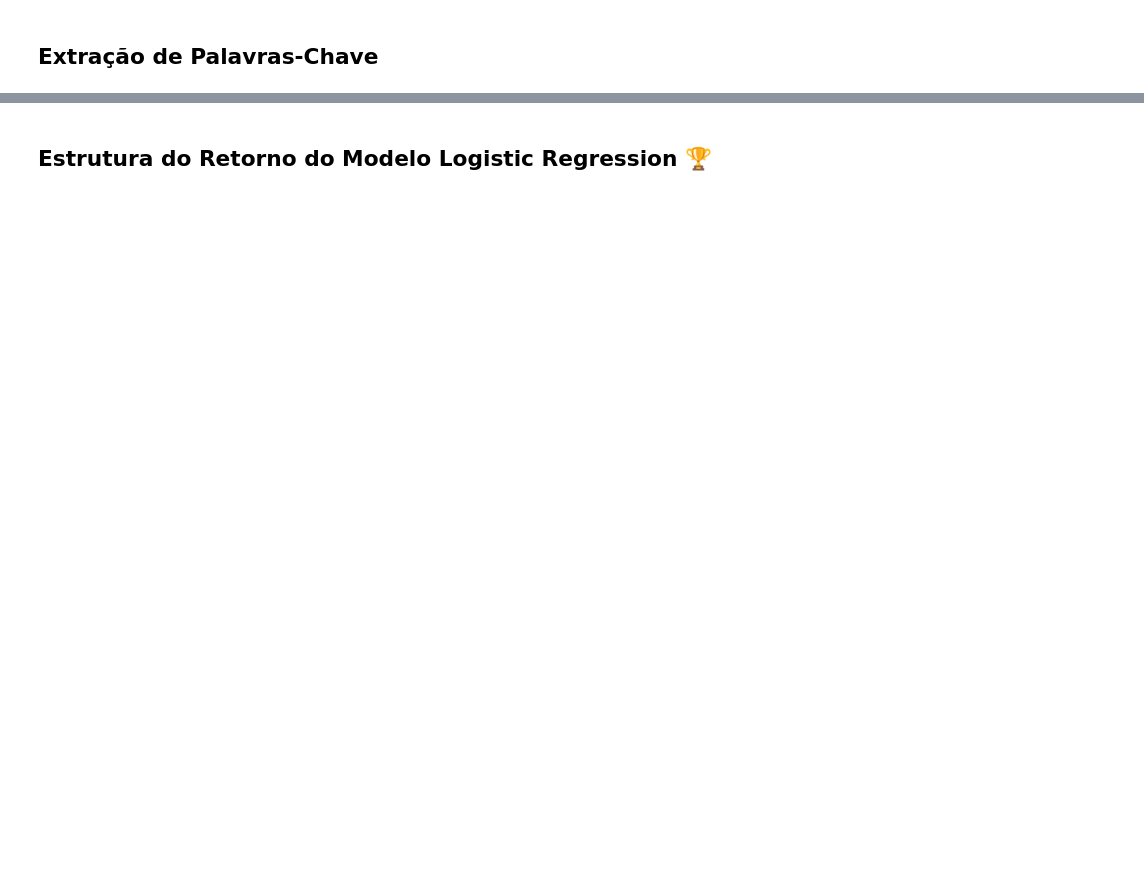
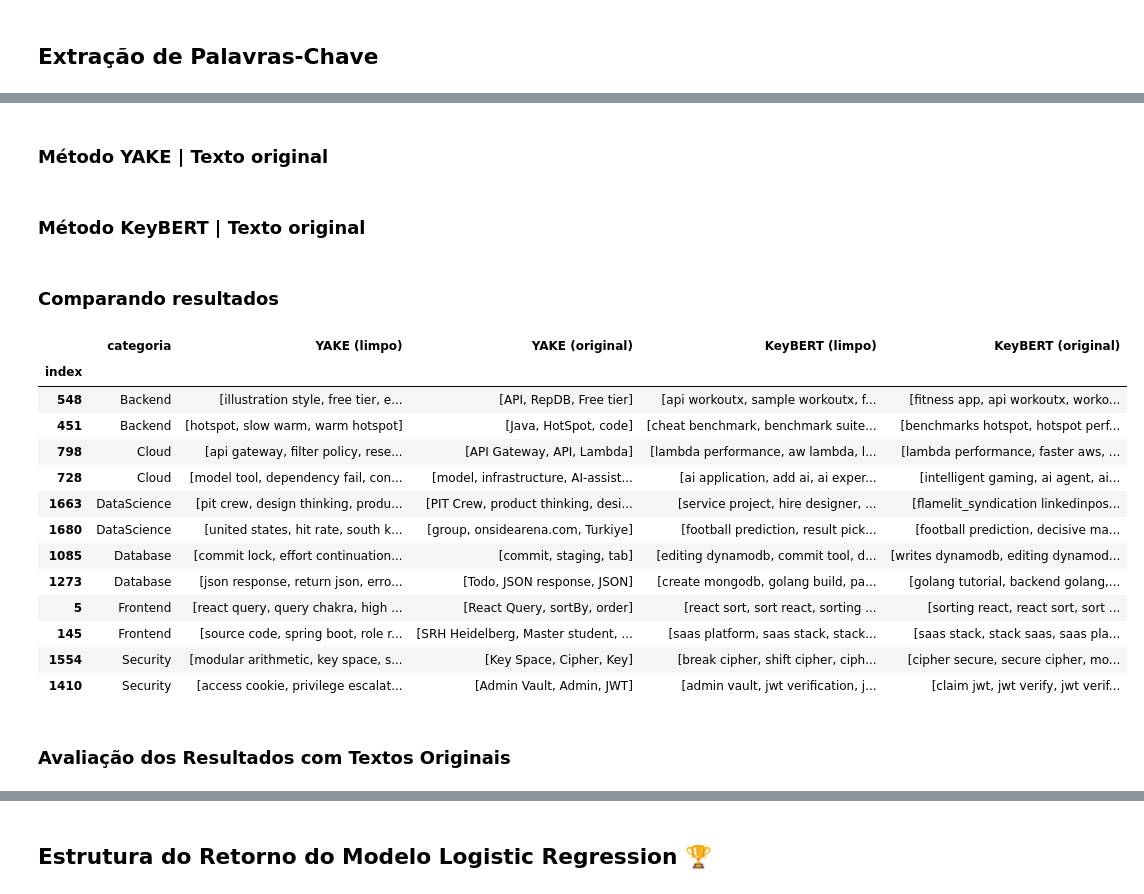
Before and after one commit to No-Country-simulation/g9-br-techmind-team10, a Jupyter notebook: datascience/notebooks/05_techmind.ipynb, the cells around one changed output, grey strips where cells are left out. Drawn from its saved outputs; the diff is of its cells as text; code cells hidden in the pictures; blank space fills up the shorter version.

```diff
--- a/datascience/notebooks/05_techmind.ipynb
+++ b/datascience/notebooks/05_techmind.ipynb
@@ -963,0 +1063,10 @@ Ainda assim, é possível notar sobreposição de vocabulário entre categorias.
+# %%
+# Testando a extração de palavras-chave na amostra fixa (2 textos por categoria)
+resultados_keybert = []
+
+for texto, categoria in zip(amostra_teste_pc['texto'], amostra_teste_pc['categoria']):
+    palavras_chave_keybert = extrair_pc_keybert(texto, top_n=3)
+    resultados_keybert.append({'categoria': categoria, 'palavras_chave': palavras_chave_keybert})
+
+# DataFrame a usar os índices que já estavam na amostra
+df_palavras_chave_keybert = pd.DataFrame(resultados_keybert, index=amostra_teste_pc.index)
@@ -963,0 +1174,4 @@ Ainda assim, é possível notar sobreposição de vocabulário entre categorias.
+# %%
+# Localiza os textos correspondentes à amostra de teste, usando o índice preservado
+amostra_teste_pc_original = df_original_bruto.loc[amostra_teste_pc.index, ['texto', 'categoria']]
+amostra_teste_pc_original
@@ -963,0 +1193,52 @@ Ainda assim, é possível notar sobreposição de vocabulário entre categorias.
+# %% [markdown]
+### Método YAKE | Texto original
+# %%
+# Testando a extração de palavras-chave na amostra com textos originais, sem tratamento
+resultados_yake_original = []
+
+for texto, categoria in zip(amostra_teste_pc_original['texto'], amostra_teste_pc_original['categoria']):
+    palavras_chave_yake_original = extrair_pc_yake(texto)
+    resultados_yake_original.append({'categoria': categoria, 'palavras_chave': palavras_chave_yake_original})
+
+df_palavras_chave_yake_original = pd.DataFrame(resultados_yake_original)
+# %% [markdown]
+### Método KeyBERT | Texto original
+# %%
+# Testando a extração de palavras-chave na amostra com textos originais, sem tratamento
+resultados_keybert_original = []
+
+for texto, categoria in zip(amostra_teste_pc_original['texto'], amostra_teste_pc_original['categoria']):
+    palavras_chave_keybert_original = extrair_pc_keybert(texto, top_n=3)
+    resultados_keybert_original.append({'categoria': categoria, 'palavras_chave': palavras_chave_keybert_original})
+
+df_palavras_chave_keybert_original = pd.DataFrame(resultados_keybert_original)
+# %% [markdown]
+### Comparando resultados
+# %%
+# Comparando os resultados de YAKE e KeyBERT: texto limpo (tratado) x texto original (sem tratamento)
+df_comparativo_original = pd.DataFrame({
+    'categoria': amostra_teste_pc_original['categoria'],
+    'YAKE (limpo)': df_palavras_chave_yake['palavras_chave'].values,
+    'YAKE (original)': df_palavras_chave_yake_original['palavras_chave'].values,
+    'KeyBERT (limpo)': df_palavras_chave_keybert['palavras_chave'].values,
+    'KeyBERT (original)': df_palavras_chave_keybert_original['palavras_chave'].values
+}, index=amostra_teste_pc_original.index)
+
+df_comparativo_original
+# %% [output]
+|  | categoria | YAKE (limpo) | YAKE (original) | KeyBERT (limpo) | KeyBERT (original) |
+| index |  |  |  |  |  |
+| 548 | Backend | [illustration style, free tier, e... | [API, RepDB, Free tier] | [api workoutx, sample workoutx, f... | [fitness app, api workoutx, worko... |
+| 451 | Backend | [hotspot, slow warm, warm hotspot] | [Java, HotSpot, code] | [cheat benchmark, benchmark suite... | [benchmarks hotspot, hotspot perf... |
+| 798 | Cloud | [api gateway, filter policy, rese... | [API Gateway, API, Lambda] | [lambda performance, aw lambda, l... | [lambda performance, faster aws, ... |
+| 728 | Cloud | [model tool, dependency fail, con... | [model, infrastructure, AI-assist... | [ai application, add ai, ai exper... | [intelligent gaming, ai agent, ai... |
+| 1663 | DataScience | [pit crew, design thinking, produ... | [PIT Crew, product thinking, desi... | [service project, hire designer, ... | [flamelit_syndication linkedinpos... |
+| 1680 | DataScience | [united states, hit rate, south k... | [group, onsidearena.com, Turkiye] | [football prediction, result pick... | [football prediction, decisive ma... |
+| 1085 | Database | [commit lock, effort continuation... | [commit, staging, tab] | [editing dynamodb, commit tool, d... | [writes dynamodb, editing dynamod... |
+| 1273 | Database | [json response, return json, erro... | [Todo, JSON response, JSON] | [create mongodb, golang build, pa... | [golang tutorial, backend golang,... |
+| 5 | Frontend | [react query, query chakra, high ... | [React Query, sortBy, order] | [react sort, sort react, sorting ... | [sorting react, react sort, sort ... |
+| 145 | Frontend | [source code, spring boot, role r... | [SRH Heidelberg, Master student, ... | [saas platform, saas stack, stack... | [saas stack, stack saas, saas pla... |
+| 1554 | Security | [modular arithmetic, key space, s... | [Key Space, Cipher, Key] | [break cipher, shift cipher, ciph... | [cipher secure, secure cipher, mo... |
+| 1410 | Security | [access cookie, privilege escalat... | [Admin Vault, Admin, JWT] | [admin vault, jwt verification, j... | [claim jwt, jwt verify, jwt verif... |
+# %% [markdown]
+### Avaliação dos Resultados com Textos Originais
```
Also changed, not shown: parts of 95 cells of this notebook, 1 other file.
